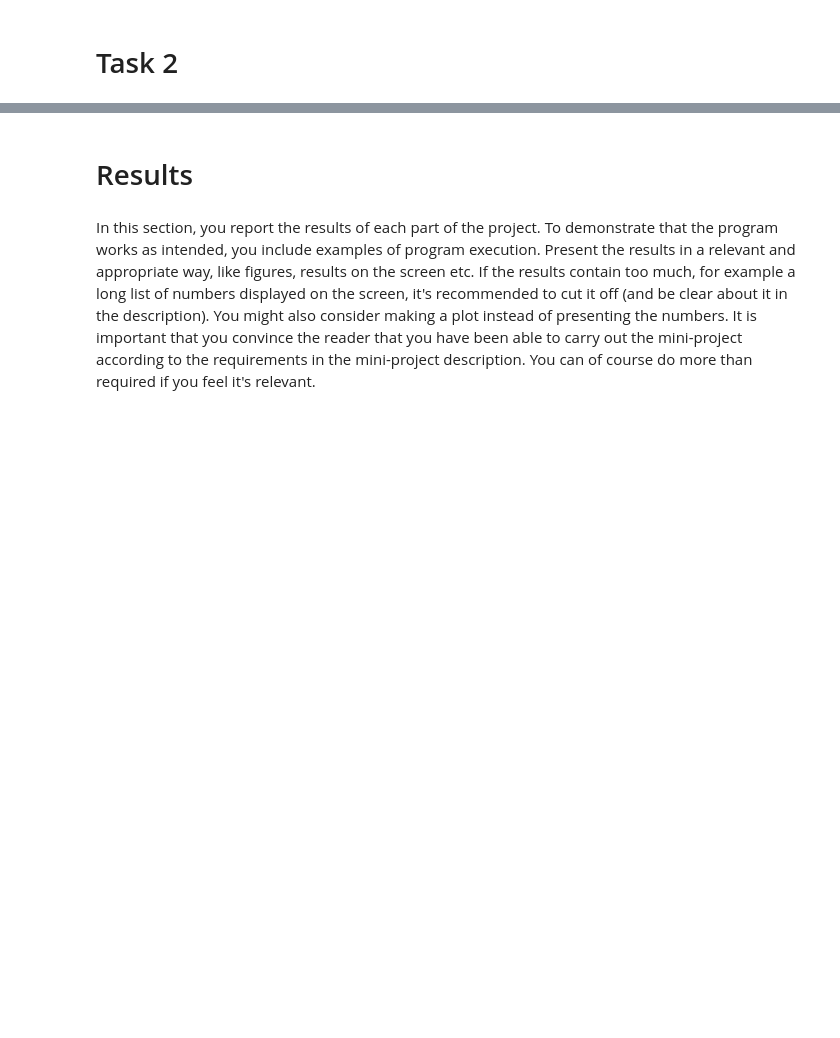
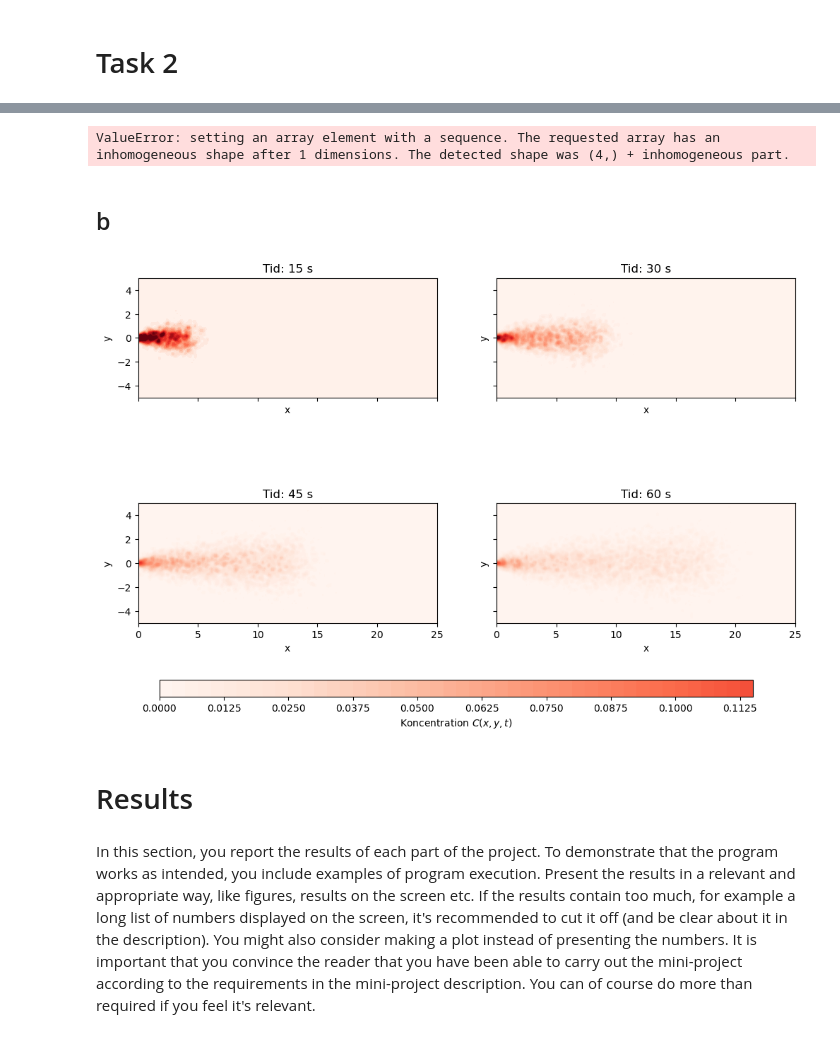
Before and after one commit to johanneslopponen/scicomp_miniproject, a Jupyter notebook: Report.ipynb, the cells around one changed output, grey strips where cells are left out. Saved outputs shown, nothing was run; the diff lists cells and outputs as text; code cells hidden in the pictures; blank space fills up the shorter version.

```diff
--- a/Report.ipynb
+++ b/Report.ipynb
@@ -180,3 +185,56 @@ plt.show()
+# %%
+snapshots = euler(N,T,h,D,u,num_steps, checkpoints,Q)
+
+fig, axes = plt.subplots(2, 2, figsize=(12, 8), sharex=True, sharey=True)
+axes = axes.flatten()
+
+for i, t in enumerate(checkpoints):
+    pos = snapshots[i]
+    axes[i].scatter(pos[:, 0], pos[:, 1], s=1, alpha=0.5)
+    axes[i].set_title(f"Tid: {t}s")
+    axes[i].set_xlim(0, 25)
+    axes[i].set_ylim(-5, 5)
+    axes[i].set_xlabel("x")
+    axes[i].set_ylabel("y")
+
+plt.tight_layout()
+plt.show()
+# %% [output]
+ValueError: setting an array element with a sequence. The requested array has an inhomogeneous shape after 1 dimensions. The detected shape was (4,) + inhomogeneous part.
+# %% [markdown]
+## b
+# %%
+snapshots = euler(N,T,h,D,u,num_steps, checkpoints,Q)
+
+# Setup grid
+nx, ny = (200, 100)
+x = np.linspace(0, 25, nx)
+y = np.linspace(-5, 5, ny)
+x_grid, y_grid = np.meshgrid(x, y)
+
+# Plot concentrations
+fig, axes = plt.subplots(2, 2, figsize=(12, 8), sharex=True, sharey=True)
+axes = axes.flatten()
+vmin, vmax = 0, 0.2
+
+for i in range(len(snapshots)):
+    C = compute_concentration(x_grid, y_grid, snapshots[i], epsilon)
+    contour = axes[i].contourf(x_grid, y_grid, C, levels=50,
+                               cmap='Reds', vmin=vmin, vmax=vmax)
+    axes[i].set_title(f"Tid: {checkpoints[i]} s")
+    axes[i].set_aspect('equal')
+    axes[i].set_xlim(0, 25)
+    axes[i].set_ylim(-5, 5)
+    axes[i].set_xlabel("x")
+    axes[i].set_ylabel("y")
+
+fig.subplots_adjust(bottom=0.15)
+cbar_ax = fig.add_axes([0.15, 0.08, 0.7, 0.03])
+fig.colorbar(contour, cax=cbar_ax, orientation='horizontal', label='Koncentration $C(x,y,t)$')
+
+plt.show()
+# %% [output]
+[figure, added]
 # %% [markdown]
 # Results
 # %% [markdown]
```
Also changed, not shown: parts of 6 cells of this notebook.
